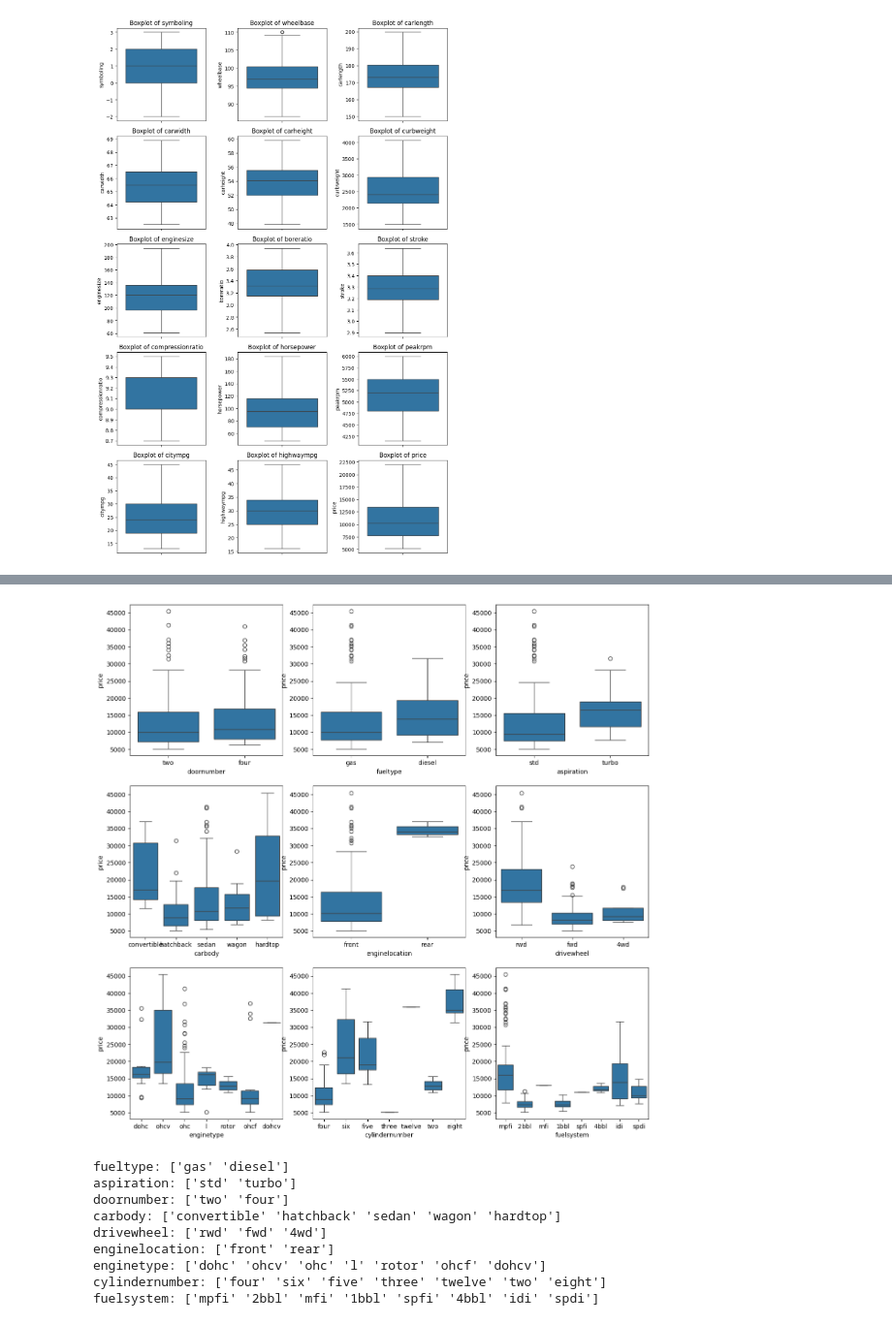
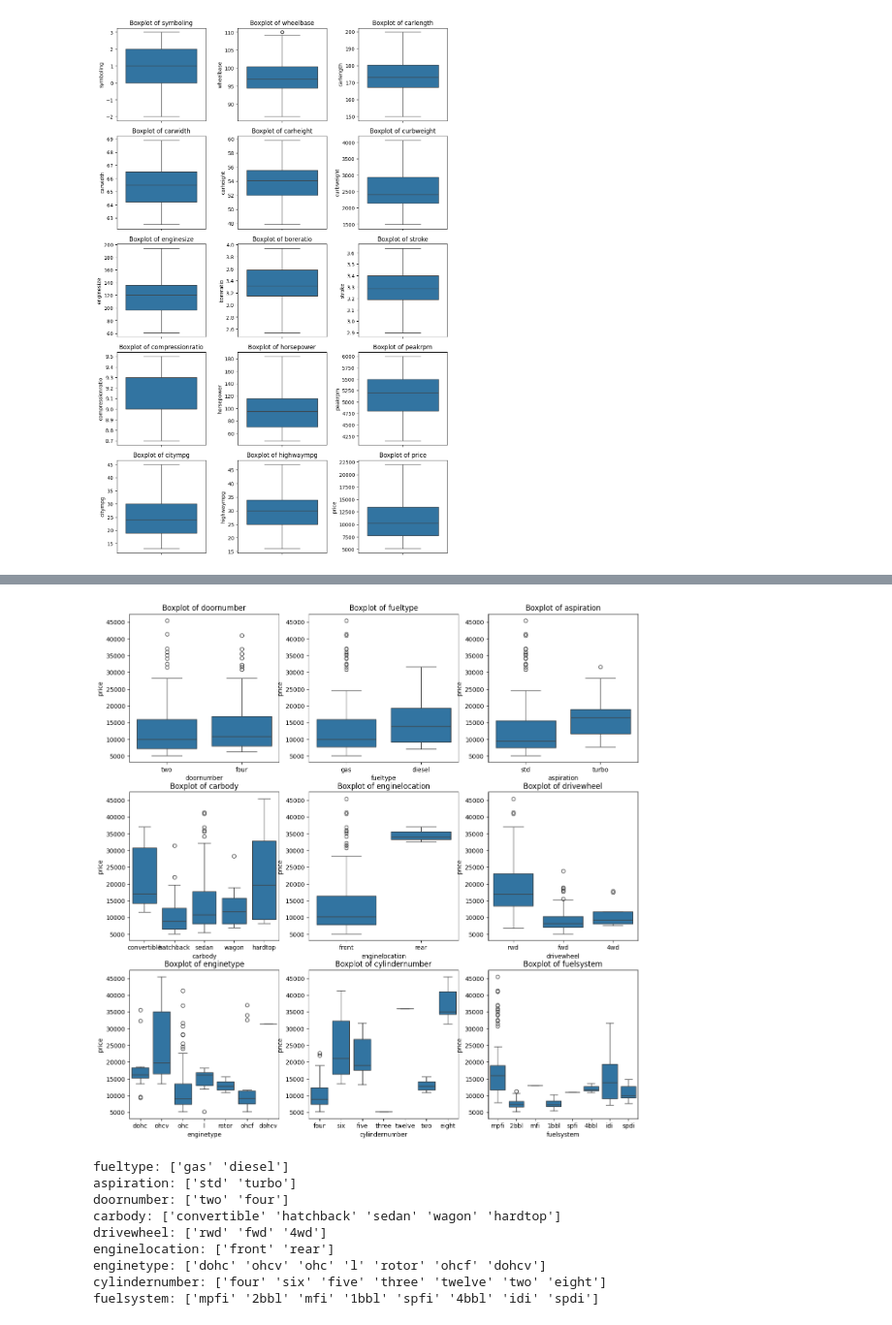
Before and after one commit to korneevec/TMS_DS, a Jupyter notebook: Lesson_13/Homework_cars.ipynb, the cells around one changed output, grey strips where cells are left out. Shown at 97% size. Saved outputs shown, nothing was run; the diff lists cells and outputs as text; code cells hidden in the pictures.

```diff
--- a/Lesson_13/Homework_cars.ipynb
+++ b/Lesson_13/Homework_cars.ipynb
@@ -209,16 +209,18 @@ Data columns (total 10 columns):
 dtypes: object(10)
 memory usage: 16.1+ KB
 # %%
+features=['doornumber','fueltype','aspiration','carbody','enginelocation','drivewheel','enginetype','cylindernumber','fuelsystem']
+
 plt.figure(figsize=(15, 15))
-columns=['doornumber','fueltype','aspiration','carbody','enginelocation','drivewheel','enginetype','cylindernumber','fuelsystem']
-i=0
-for col in columns:
-    i=i+1
-    plt.subplot(3,3,i)
-    sns.boxplot(x = col, y = 'price', data = train_df)
+
+for i, feature in enumerate(features, 1):
+    plt.subplot(3, 3, i)
+    sns.boxplot(x = feature, y = 'price', data = train_df)
+    plt.title(f'Boxplot of {feature}')
+
 plt.show()
 # %% [output]
-[figure, old version]
+[figure, new version]
 # %%
 print(f"fueltype: {train_df['fueltype'].unique()}")
 print(f"aspiration: {train_df['aspiration'].unique()}")
```
Also changed, not shown: parts of 1 cell of this notebook.
